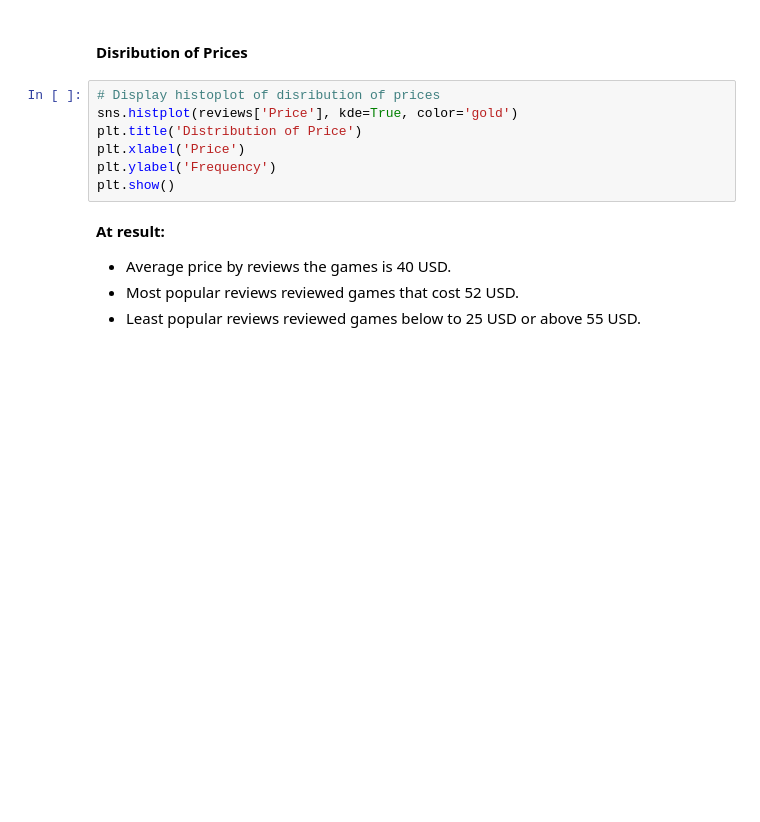
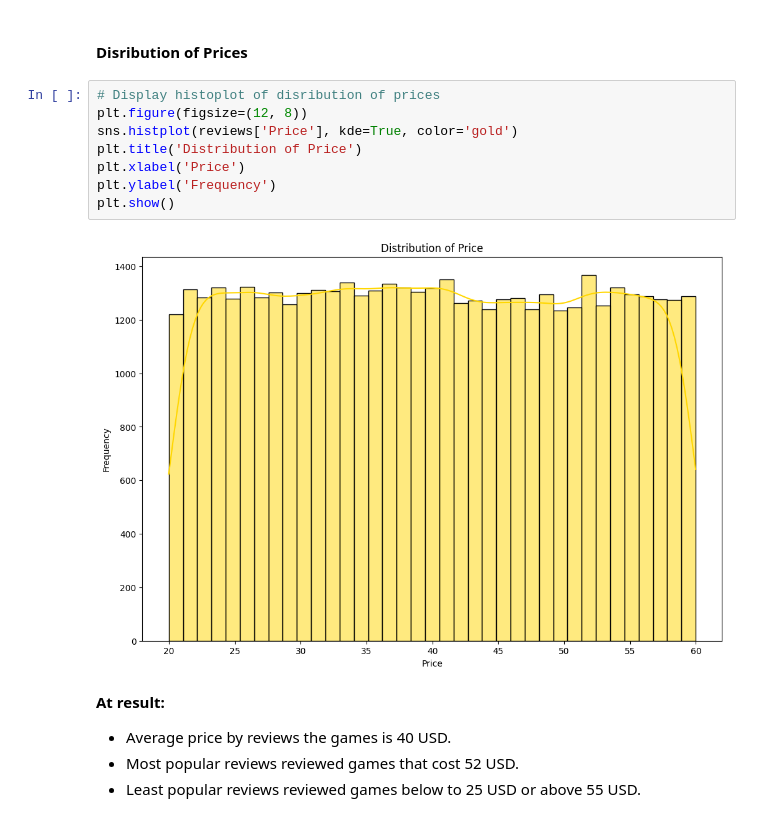
Before and after one commit to IrronRoman19/final-project-data, a Jupyter notebook: eda-project-tovtech-video-game-reviews.ipynb, the cells around one changed output. Saved outputs shown, nothing was run; the diff lists cells and outputs as text; blank space fills up the shorter version.

```diff
--- a/eda-project-tovtech-video-game-reviews.ipynb
+++ b/eda-project-tovtech-video-game-reviews.ipynb
@@ -426,11 +600,14 @@ plt.show()
 #### Disribution of Prices
 # %%
 # Display histoplot of disribution of prices
+plt.figure(figsize=(12, 8))
 sns.histplot(reviews['Price'], kde=True, color='gold')
 plt.title('Distribution of Price')
 plt.xlabel('Price')
 plt.ylabel('Frequency')
 plt.show()
+# %% [output]
+[figure, added]
 # %% [markdown]
 **At result:**
 * Average price by reviews the games is 40 USD.
```
Also changed, not shown: parts of 32 cells of this notebook.
